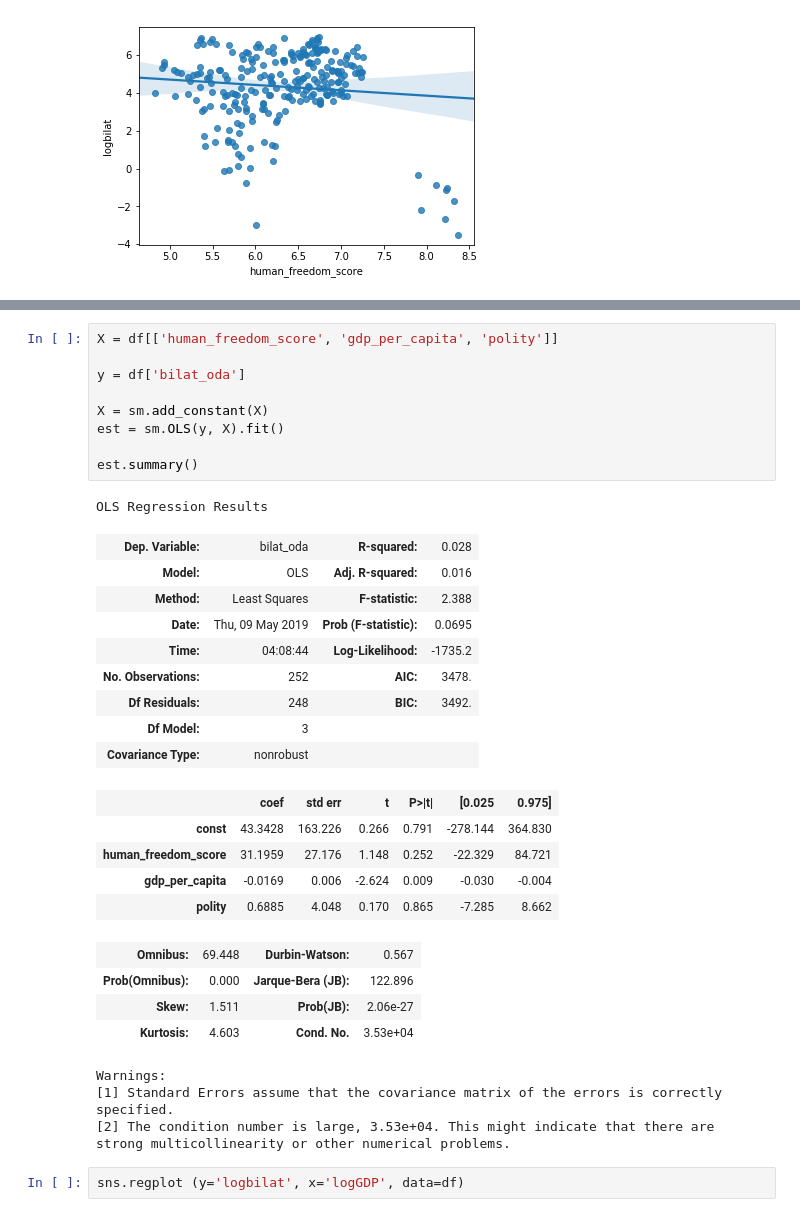
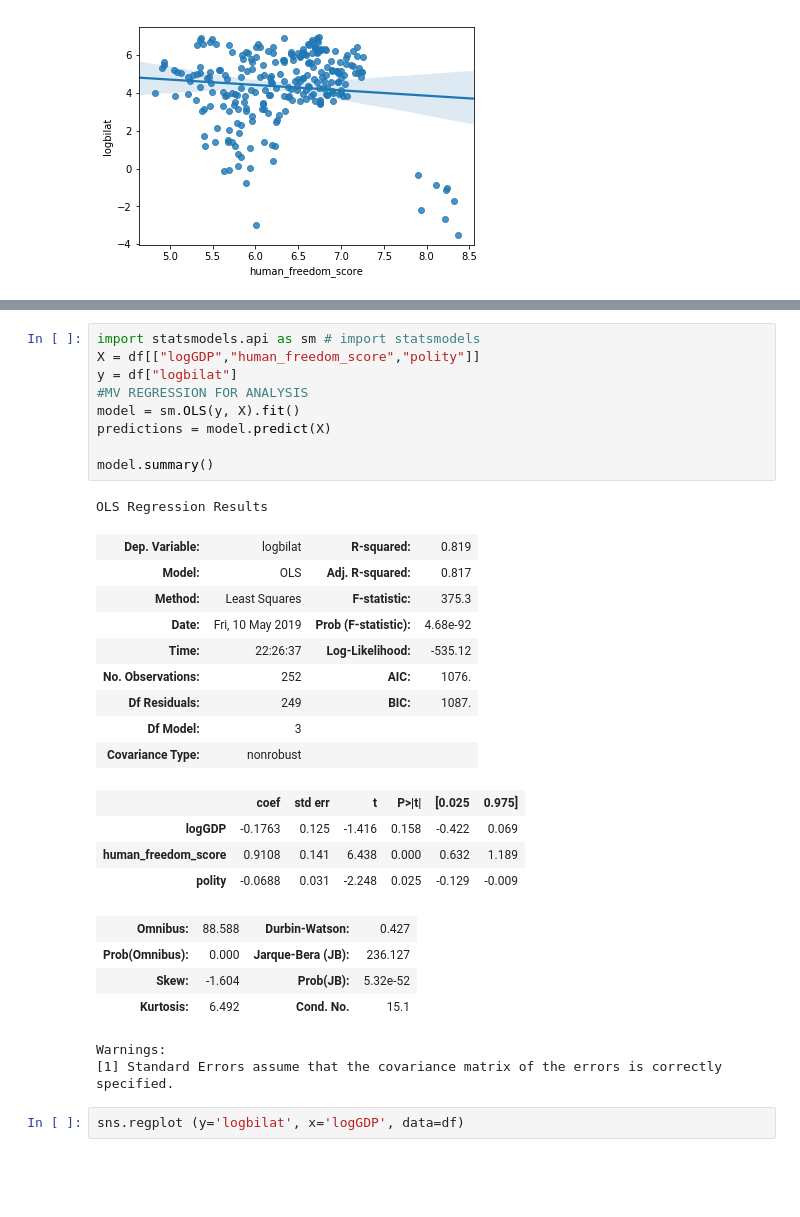
Before and after one commit to rakenny1985/Final-Project, a Jupyter notebook: FINAL_PROJECT_OLS_USA.ipynb, the cells around one changed output, grey strips where cells are left out. Saved outputs shown, nothing was run; the diff lists cells and outputs as text; blank space fills up the shorter version.

```diff
--- a/FINAL_PROJECT_OLS_USA.ipynb
+++ b/FINAL_PROJECT_OLS_USA.ipynb
@@ -313,36 +303,33 @@ df.plot(y='logbilat',x='gdp_per_capita',kind='scatter',title='What is the deal')
-# %%
-X = df[['human_freedom_score', 'gdp_per_capita', 'polity']]
-
-y = df['bilat_oda']
-
-X = sm.add_constant(X)
-est = sm.OLS(y, X).fit()
-
-est.summary()
-# %% [output]
-OLS Regression Results
-| Dep. Variable: | bilat_oda | R-squared: | 0.028 |
-| Model: | OLS | Adj. R-squared: | 0.016 |
-| Method: | Least Squares | F-statistic: | 2.388 |
-| Date: | Thu, 09 May 2019 | Prob (F-statistic): | 0.0695 |
-| Time: | 04:08:44 | Log-Likelihood: | -1735.2 |
-| No. Observations: | 252 | AIC: | 3478. |
-| Df Residuals: | 248 | BIC: | 3492. |
-| Df Model: | 3 |  |  |
-| Covariance Type: | nonrobust |  |  |
-|  | coef | std err | t | P>|t| | [0.025 | 0.975] |
-| const | 43.3428 | 163.226 | 0.266 | 0.791 | -278.144 | 364.830 |
-| human_freedom_score | 31.1959 | 27.176 | 1.148 | 0.252 | -22.329 | 84.721 |
-| gdp_per_capita | -0.0169 | 0.006 | -2.624 | 0.009 | -0.030 | -0.004 |
-| polity | 0.6885 | 4.048 | 0.170 | 0.865 | -7.285 | 8.662 |
-| Omnibus: | 69.448 | Durbin-Watson: | 0.567 |
-| Prob(Omnibus): | 0.000 | Jarque-Bera (JB): | 122.896 |
-| Skew: | 1.511 | Prob(JB): | 2.06e-27 |
-| Kurtosis: | 4.603 | Cond. No. | 3.53e+04 |
-Warnings:
-[1] Standard Errors assume that the covariance matrix of the errors is correctly specified.
-[2] The condition number is large, 3.53e+04. This might indicate that there are
-strong multicollinearity or other numerical problems.
+# %%
+import statsmodels.api as sm # import statsmodels
+X = df[["logGDP","human_freedom_score","polity"]]
+y = df["logbilat"]
+#MV REGRESSION FOR ANALYSIS
+model = sm.OLS(y, X).fit()
+predictions = model.predict(X)
+
+model.summary()
+# %% [output]
+OLS Regression Results
+| Dep. Variable: | logbilat | R-squared: | 0.819 |
+| Model: | OLS | Adj. R-squared: | 0.817 |
+| Method: | Least Squares | F-statistic: | 375.3 |
+| Date: | Fri, 10 May 2019 | Prob (F-statistic): | 4.68e-92 |
+| Time: | 22:26:37 | Log-Likelihood: | -535.12 |
+| No. Observations: | 252 | AIC: | 1076. |
+| Df Residuals: | 249 | BIC: | 1087. |
+| Df Model: | 3 |  |  |
+| Covariance Type: | nonrobust |  |  |
+|  | coef | std err | t | P>|t| | [0.025 | 0.975] |
+| logGDP | -0.1763 | 0.125 | -1.416 | 0.158 | -0.422 | 0.069 |
+| human_freedom_score | 0.9108 | 0.141 | 6.438 | 0.000 | 0.632 | 1.189 |
+| polity | -0.0688 | 0.031 | -2.248 | 0.025 | -0.129 | -0.009 |
+| Omnibus: | 88.588 | Durbin-Watson: | 0.427 |
+| Prob(Omnibus): | 0.000 | Jarque-Bera (JB): | 236.127 |
+| Skew: | -1.604 | Prob(JB): | 5.32e-52 |
+| Kurtosis: | 6.492 | Cond. No. | 15.1 |
+Warnings:
+[1] Standard Errors assume that the covariance matrix of the errors is correctly specified.
 # %%
 sns.regplot (y='logbilat', x='logGDP', data=df)
 # %% [output]
```
Also changed, not shown: parts of 7 cells of this notebook.
